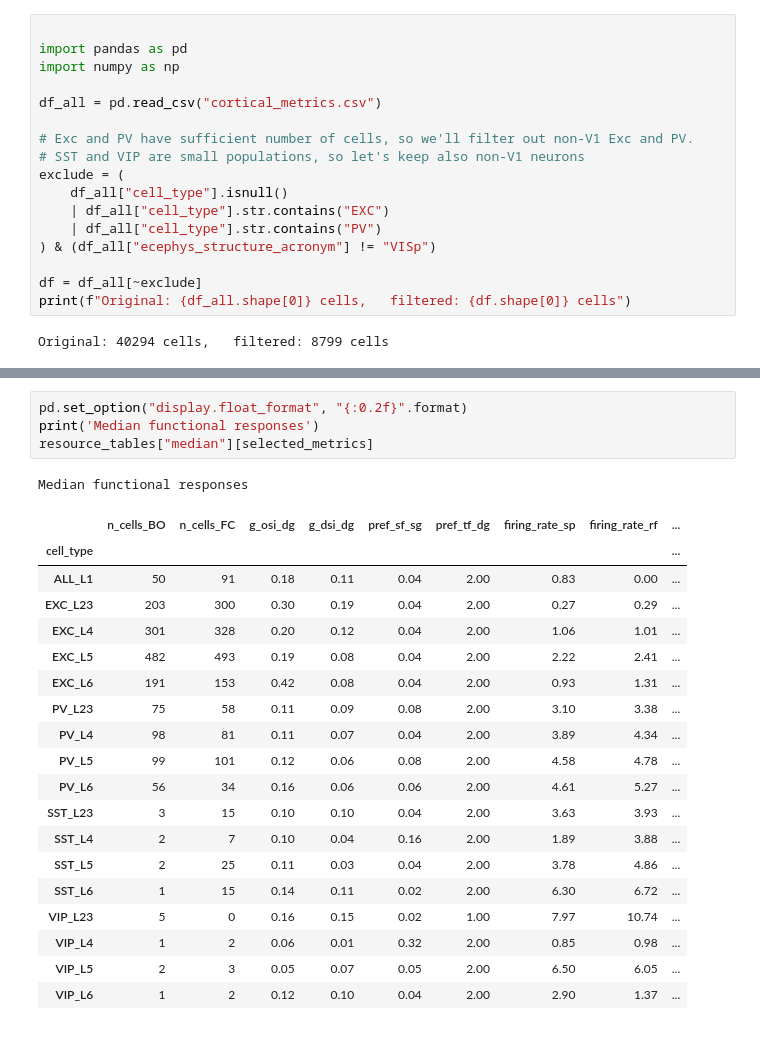
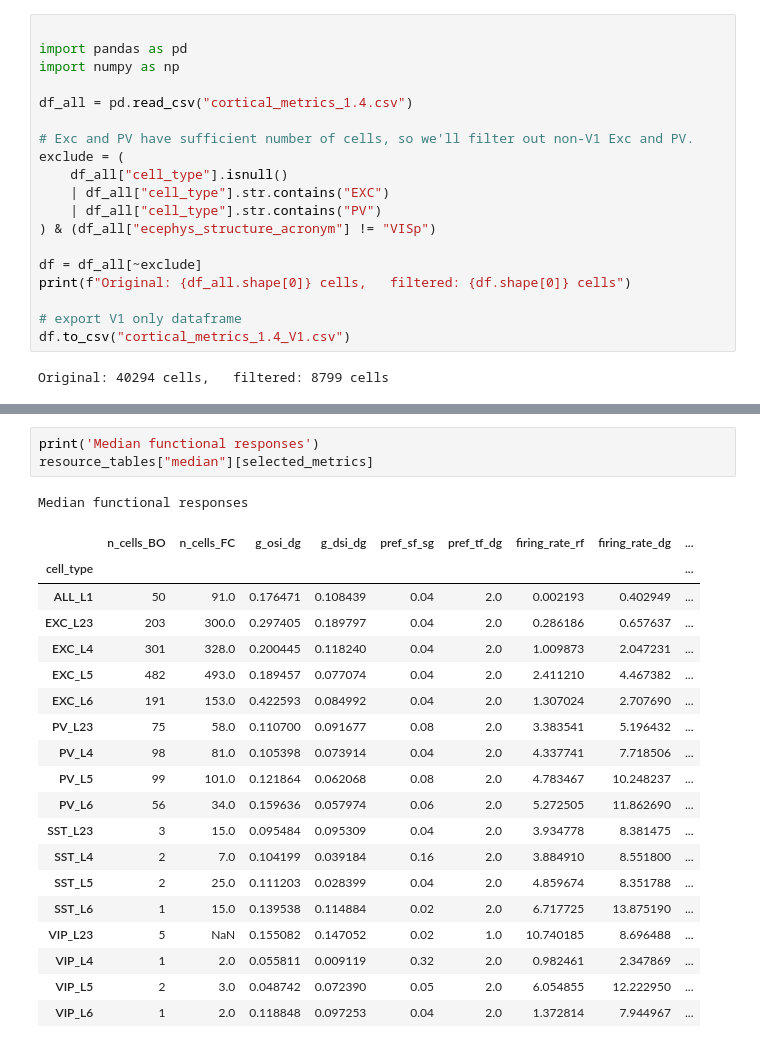
Before and after one commit to shixnya/v1_functional_property, a Jupyter notebook: cortical_metric_table.ipynb, the cells around one changed output, grey strips where cells are left out. Cells and saved outputs as stored; diff of their text form.

```diff
--- a/cortical_metric_table.ipynb
+++ b/cortical_metric_table.ipynb
@@ -3,10 +3,9 @@
 import pandas as pd
 import numpy as np
 
-df_all = pd.read_csv("cortical_metrics.csv")
+df_all = pd.read_csv("cortical_metrics_1.4.csv")
 
 # Exc and PV have sufficient number of cells, so we'll filter out non-V1 Exc and PV.
-# SST and VIP are small populations, so let's keep also non-V1 neurons
 exclude = (
     df_all["cell_type"].isnull()
     | df_all["cell_type"].str.contains("EXC")
@@ -15,6 +14,9 @@ exclude = (
 
 df = df_all[~exclude]
 print(f"Original: {df_all.shape[0]} cells,   filtered: {df.shape[0]} cells")
+
+# export V1 only dataframe
+df.to_csv("cortical_metrics_1.4_V1.csv")
 # %% [output]
 Original: 40294 cells,   filtered: 8799 cells
 # %%
@@ -101,30 +102,29 @@ selected_metrics = [
 # See https://allensdk.readthedocs.io/en/latest/visual_coding_neuropixels.html
 # for detailed descriptions of the metrics.
 # %%
-pd.set_option("display.float_format", "{:0.2f}".format)
 print('Median functional responses')
 resource_tables["median"][selected_metrics]
 # %% [output]
 Median functional responses
-|  | n_cells_BO | n_cells_FC | g_osi_dg | g_dsi_dg | pref_sf_sg | pref_tf_dg | firing_rate_sp | firing_rate_rf | ... |
+|  | n_cells_BO | n_cells_FC | g_osi_dg | g_dsi_dg | pref_sf_sg | pref_tf_dg | firing_rate_rf | firing_rate_dg | ... |
 | cell_type |  |  |  |  |  |  |  |  | ... |
-| ALL_L1 | 50 | 91 | 0.18 | 0.11 | 0.04 | 2.00 | 0.83 | 0.00 | ... |
-| EXC_L23 | 203 | 300 | 0.30 | 0.19 | 0.04 | 2.00 | 0.27 | 0.29 | ... |
-| EXC_L4 | 301 | 328 | 0.20 | 0.12 | 0.04 | 2.00 | 1.06 | 1.01 | ... |
-| EXC_L5 | 482 | 493 | 0.19 | 0.08 | 0.04 | 2.00 | 2.22 | 2.41 | ... |
-| EXC_L6 | 191 | 153 | 0.42 | 0.08 | 0.04 | 2.00 | 0.93 | 1.31 | ... |
-| PV_L23 | 75 | 58 | 0.11 | 0.09 | 0.08 | 2.00 | 3.10 | 3.38 | ... |
-| PV_L4 | 98 | 81 | 0.11 | 0.07 | 0.04 | 2.00 | 3.89 | 4.34 | ... |
-| PV_L5 | 99 | 101 | 0.12 | 0.06 | 0.08 | 2.00 | 4.58 | 4.78 | ... |
-| PV_L6 | 56 | 34 | 0.16 | 0.06 | 0.06 | 2.00 | 4.61 | 5.27 | ... |
-| SST_L23 | 3 | 15 | 0.10 | 0.10 | 0.04 | 2.00 | 3.63 | 3.93 | ... |
-| SST_L4 | 2 | 7 | 0.10 | 0.04 | 0.16 | 2.00 | 1.89 | 3.88 | ... |
-| SST_L5 | 2 | 25 | 0.11 | 0.03 | 0.04 | 2.00 | 3.78 | 4.86 | ... |
-| SST_L6 | 1 | 15 | 0.14 | 0.11 | 0.02 | 2.00 | 6.30 | 6.72 | ... |
-| VIP_L23 | 5 | 0 | 0.16 | 0.15 | 0.02 | 1.00 | 7.97 | 10.74 | ... |
-| VIP_L4 | 1 | 2 | 0.06 | 0.01 | 0.32 | 2.00 | 0.85 | 0.98 | ... |
-| VIP_L5 | 2 | 3 | 0.05 | 0.07 | 0.05 | 2.00 | 6.50 | 6.05 | ... |
-| VIP_L6 | 1 | 2 | 0.12 | 0.10 | 0.04 | 2.00 | 2.90 | 1.37 | ... |
+| ALL_L1 | 50 | 91.0 | 0.176471 | 0.108439 | 0.04 | 2.0 | 0.002193 | 0.402949 | ... |
+| EXC_L23 | 203 | 300.0 | 0.297405 | 0.189797 | 0.04 | 2.0 | 0.286186 | 0.657637 | ... |
+| EXC_L4 | 301 | 328.0 | 0.200445 | 0.118240 | 0.04 | 2.0 | 1.009873 | 2.047231 | ... |
+| EXC_L5 | 482 | 493.0 | 0.189457 | 0.077074 | 0.04 | 2.0 | 2.411210 | 4.467382 | ... |
+| EXC_L6 | 191 | 153.0 | 0.422593 | 0.084992 | 0.04 | 2.0 | 1.307024 | 2.707690 | ... |
+| PV_L23 | 75 | 58.0 | 0.110700 | 0.091677 | 0.08 | 2.0 | 3.383541 | 5.196432 | ... |
+| PV_L4 | 98 | 81.0 | 0.105398 | 0.073914 | 0.04 | 2.0 | 4.337741 | 7.718506 | ... |
+| PV_L5 | 99 | 101.0 | 0.121864 | 0.062068 | 0.08 | 2.0 | 4.783467 | 10.248237 | ... |
+| PV_L6 | 56 | 34.0 | 0.159636 | 0.057974 | 0.06 | 2.0 | 5.272505 | 11.862690 | ... |
+| SST_L23 | 3 | 15.0 | 0.095484 | 0.095309 | 0.04 | 2.0 | 3.934778 | 8.381475 | ... |
+| SST_L4 | 2 | 7.0 | 0.104199 | 0.039184 | 0.16 | 2.0 | 3.884910 | 8.551800 | ... |
+| SST_L5 | 2 | 25.0 | 0.111203 | 0.028399 | 0.04 | 2.0 | 4.859674 | 8.351788 | ... |
+| SST_L6 | 1 | 15.0 | 0.139538 | 0.114884 | 0.02 | 2.0 | 6.717725 | 13.875190 | ... |
+| VIP_L23 | 5 | NaN | 0.155082 | 0.147052 | 0.02 | 1.0 | 10.740185 | 8.696488 | ... |
+| VIP_L4 | 1 | 2.0 | 0.055811 | 0.009119 | 0.32 | 2.0 | 0.982461 | 2.347869 | ... |
+| VIP_L5 | 2 | 3.0 | 0.048742 | 0.072390 | 0.05 | 2.0 | 6.054855 | 12.222950 | ... |
+| VIP_L6 | 1 | 2.0 | 0.118848 | 0.097253 | 0.04 | 2.0 | 1.372814 | 7.944967 | ... |
 # %%
 print('Mean functional responses')
 resource_tables["mean"][selected_metrics]
```
Also changed, not shown: parts of 4 cells of this notebook, 7 other files.
